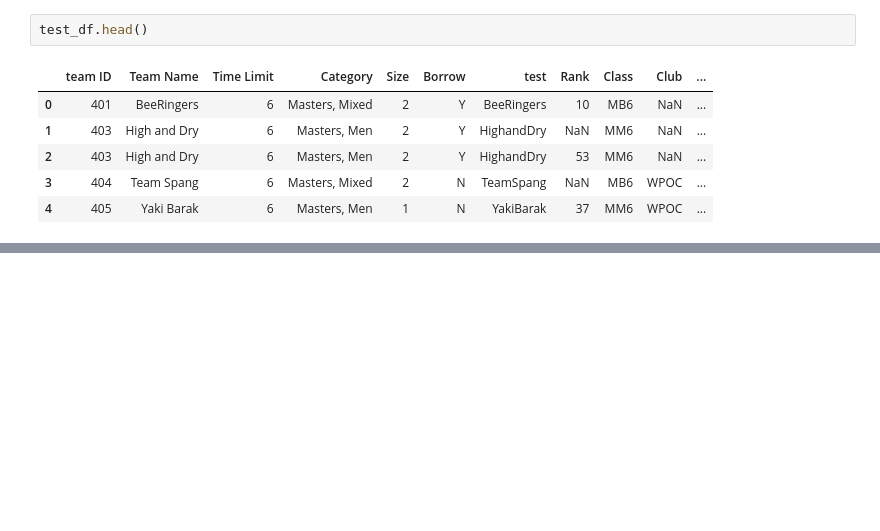
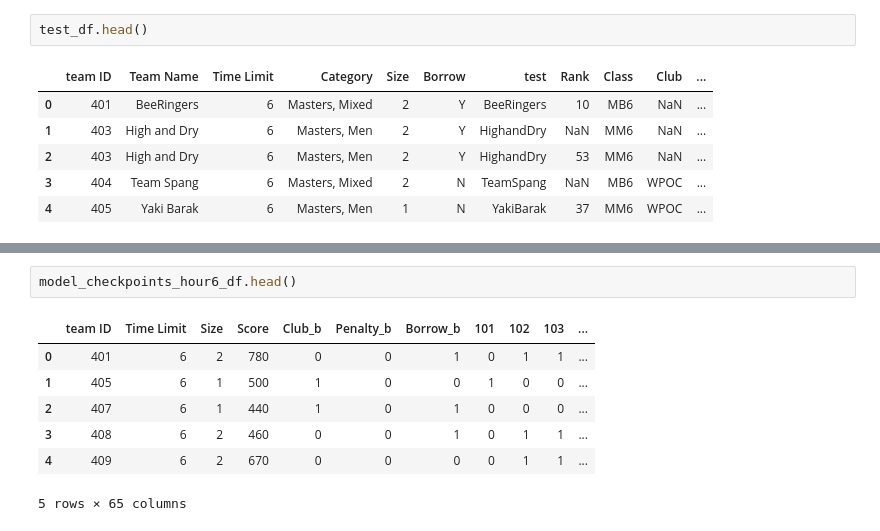
Before and after one commit to PatJByrne/msd_project, a Jupyter notebook: Clean Data.ipynb, the cells around one changed output, grey strips where cells are left out. Saved outputs shown, nothing was run; the diff lists cells and outputs as text; blank space fills up the shorter version.

```diff
--- a/Clean Data.ipynb
+++ b/Clean Data.ipynb
@@ -134,0 +249,10 @@ test_df.head()
+# %%
+model_checkpoints_hour6_df.head()
+# %% [output]
+|  | team ID | Time Limit | Size | Score | Club_b | Penalty_b | Borrow_b | 101 | 102 | 103 | ... |
+| 0 | 401 | 6 | 2 | 780 | 0 | 0 | 1 | 0 | 1 | 1 | ... |
+| 1 | 405 | 6 | 1 | 500 | 1 | 0 | 0 | 1 | 0 | 0 | ... |
+| 2 | 407 | 6 | 1 | 440 | 1 | 0 | 1 | 0 | 0 | 0 | ... |
+| 3 | 408 | 6 | 2 | 460 | 0 | 0 | 1 | 0 | 1 | 1 | ... |
+| 4 | 409 | 6 | 2 | 670 | 0 | 0 | 0 | 0 | 1 | 1 | ... |
+5 rows × 65 columns
```
Also changed, not shown: parts of 25 cells of this notebook.
